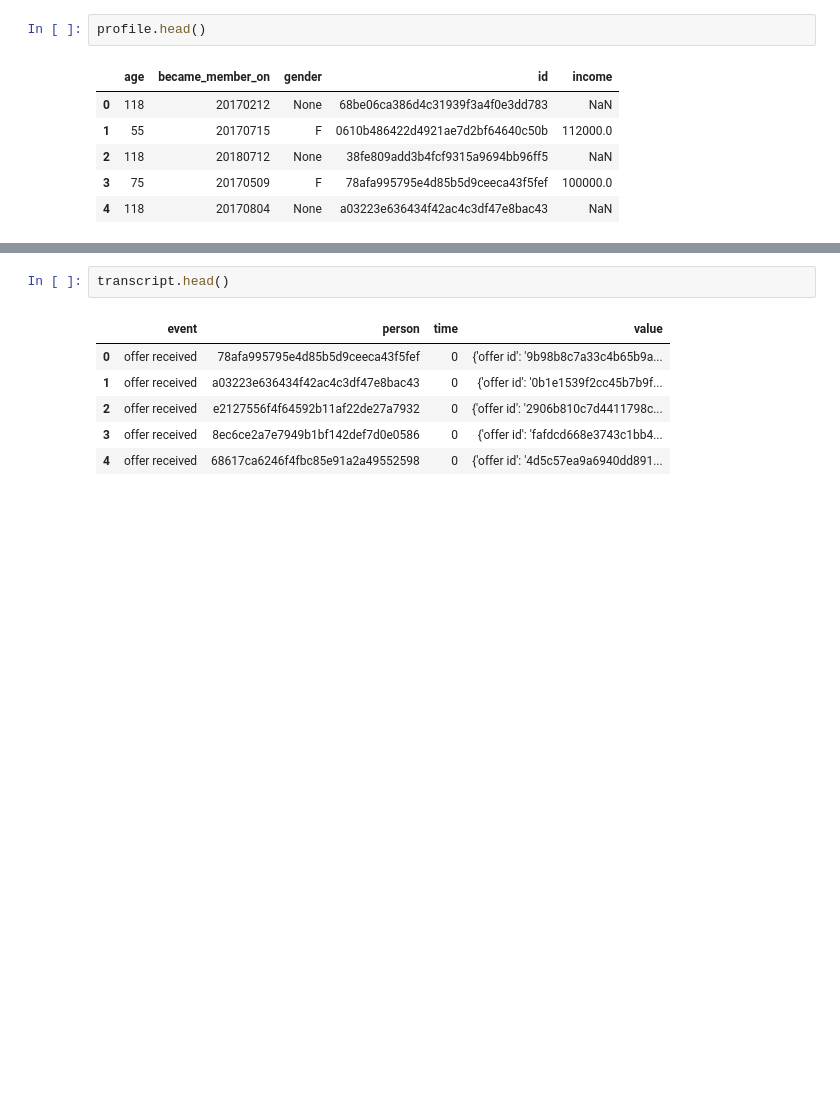
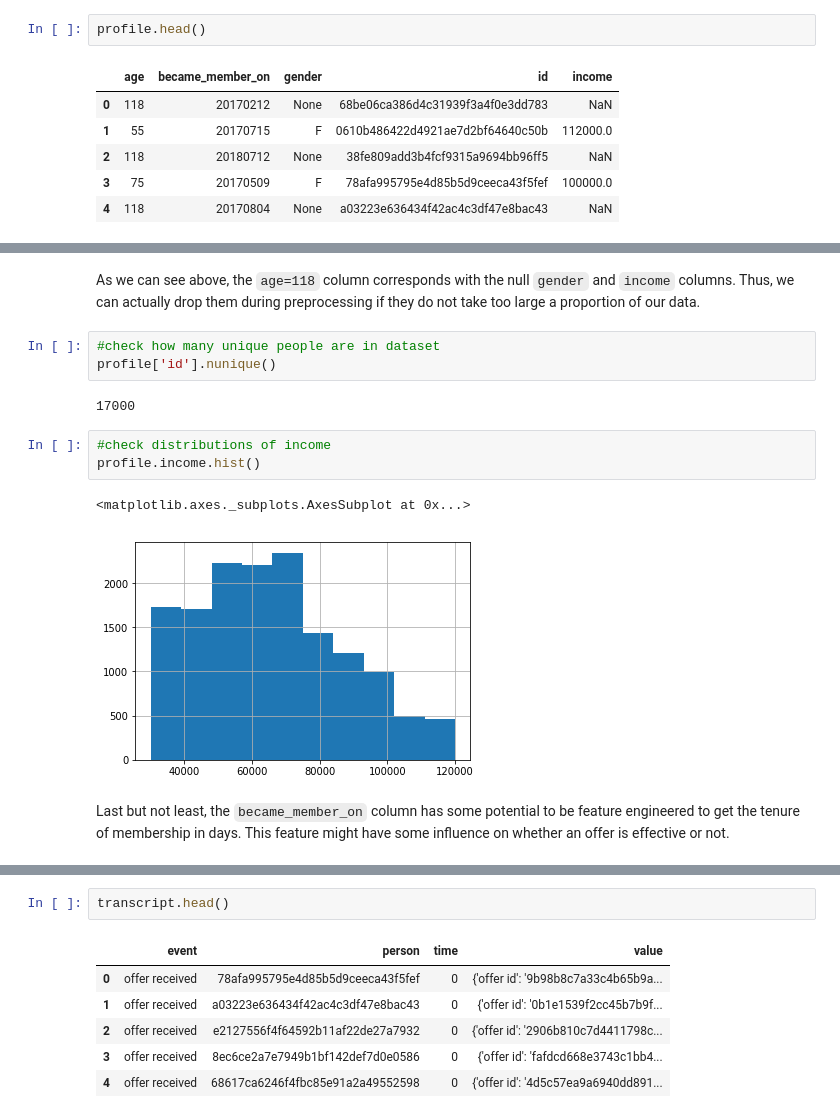
Before and after one commit to manish-kale/Udacity-DSND, a Jupyter notebook: projects/Capstone_Project_Starbucks/Starbucks_Capstone_notebook.ipynb, the cells around one changed output, grey strips where cells are left out. Cells and saved outputs as stored; diff of their text form; blank space fills up the shorter version.

```diff
--- a/projects/Capstone_Project_Starbucks/Starbucks_Capstone_notebook.ipynb
+++ b/projects/Capstone_Project_Starbucks/Starbucks_Capstone_notebook.ipynb
@@ -96,0 +237,15 @@ profile.head()
+# %% [markdown]
+As we can see above, the `age=118` column corresponds with the null `gender` and `income` columns. Thus, we can actually drop them during preprocessing if they do not take too large a proportion of our data.
+# %%
+#check how many unique people are in dataset
+profile['id'].nunique()
+# %% [output]
+17000
+# %%
+#check distributions of income
+profile.income.hist()
+# %% [output]
+<matplotlib.axes._subplots.AxesSubplot at 0x...>
+[figure, added]
+# %% [markdown]
+Last but not least, the `became_member_on` column has some potential to be feature engineered to get the tenure of membership in days. This feature might have some influence on whether an offer is effective or not.
```
Also changed, not shown: parts of 299 cells of this notebook, 3 other files.
